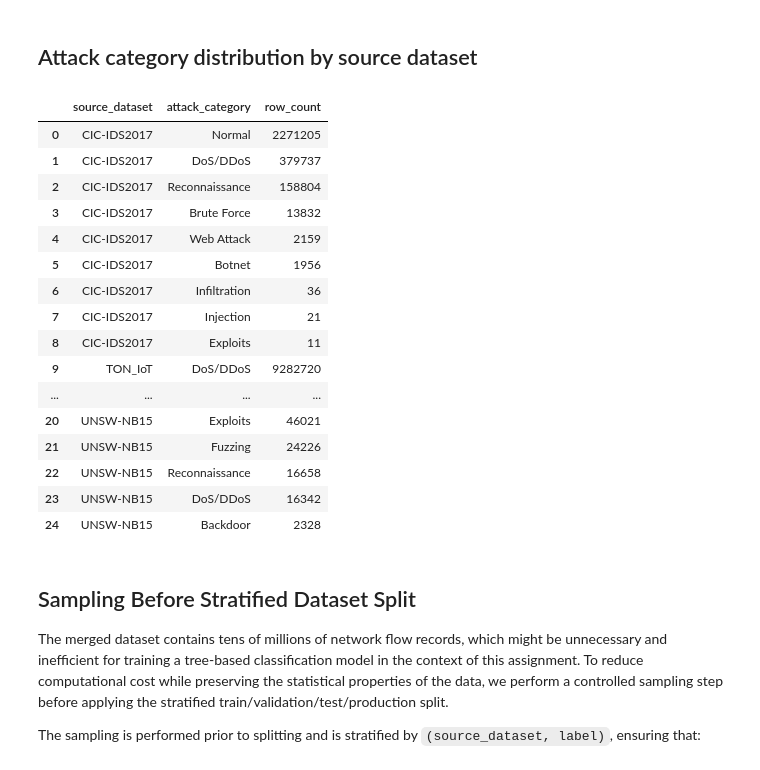
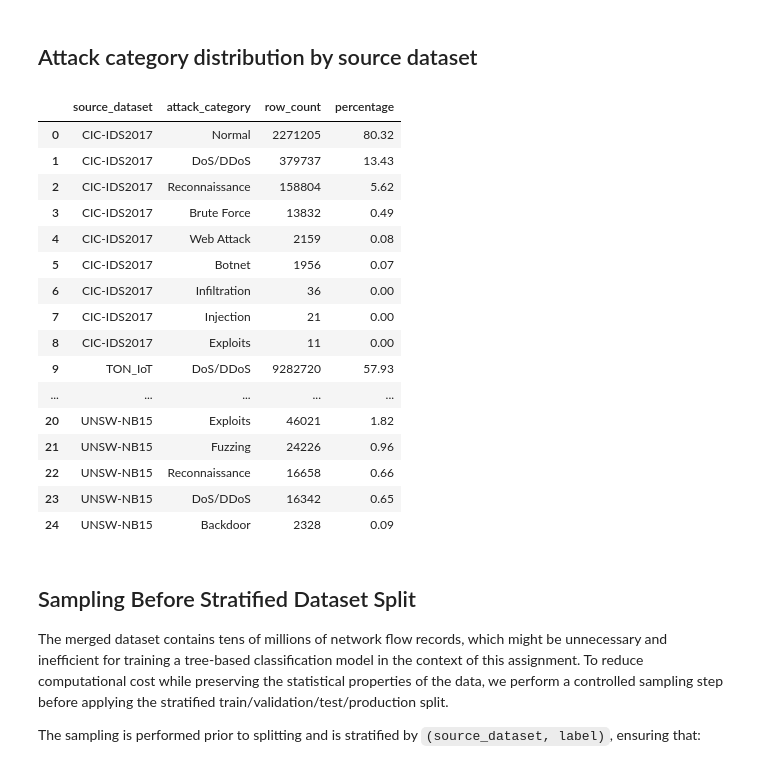
Before and after one commit to amarchini5339/AAI-540-Group5, a Jupyter notebook: 2_feature-eng/4_data_sample_and_split.ipynb, the cells around one changed output. Drawn from its saved outputs; the diff is of its cells as text; code cells hidden in the pictures.

```diff
--- a/2_feature-eng/5_data_sample_and_split.ipynb
+++ b/2_feature-eng/4_data_sample_and_split.ipynb
@@ -155,33 +180,44 @@ label_dist_by_source
 # %%
 attack_cat_by_source = read_sql(f"""
 SELECT
   source_dataset,
-  COALESCE(NULLIF(trim(attack_category), ''), 'UNKNOWN') AS attack_category,
-  COUNT(*) AS row_count
-FROM {database_name}.feature_engineered_cleaned
-GROUP BY source_dataset, 2
+  attack_category,
+  row_count,
+  ROUND(
+      100.0 * row_count
+      / SUM(row_count) OVER (PARTITION BY source_dataset),
+      2
+  ) AS percentage
+FROM (
+    SELECT
+        source_dataset,
+        COALESCE(NULLIF(trim(attack_category), ''), 'UNKNOWN') AS attack_category,
+        COUNT(*) AS row_count
+    FROM {database_name}.feature_engineered_cleaned
+    GROUP BY source_dataset, 2
+) t
 ORDER BY source_dataset, row_count DESC
 """)
 
 attack_cat_by_source
 # %% [output]
-|  | source_dataset | attack_category | row_count |
-| 0 | CIC-IDS2017 | Normal | 2271205 |
-| 1 | CIC-IDS2017 | DoS/DDoS | 379737 |
-| 2 | CIC-IDS2017 | Reconnaissance | 158804 |
-| 3 | CIC-IDS2017 | Brute Force | 13832 |
-| 4 | CIC-IDS2017 | Web Attack | 2159 |
-| 5 | CIC-IDS2017 | Botnet | 1956 |
-| 6 | CIC-IDS2017 | Infiltration | 36 |
-| 7 | CIC-IDS2017 | Injection | 21 |
-| 8 | CIC-IDS2017 | Exploits | 11 |
-| 9 | TON_IoT | DoS/DDoS | 9282720 |
-| ... | ... | ... | ... |
-| 20 | UNSW-NB15 | Exploits | 46021 |
-| 21 | UNSW-NB15 | Fuzzing | 24226 |
-| 22 | UNSW-NB15 | Reconnaissance | 16658 |
-| 23 | UNSW-NB15 | DoS/DDoS | 16342 |
-| 24 | UNSW-NB15 | Backdoor | 2328 |
+|  | source_dataset | attack_category | row_count | percentage |
+| 0 | CIC-IDS2017 | Normal | 2271205 | 80.32 |
+| 1 | CIC-IDS2017 | DoS/DDoS | 379737 | 13.43 |
+| 2 | CIC-IDS2017 | Reconnaissance | 158804 | 5.62 |
+| 3 | CIC-IDS2017 | Brute Force | 13832 | 0.49 |
+| 4 | CIC-IDS2017 | Web Attack | 2159 | 0.08 |
+| 5 | CIC-IDS2017 | Botnet | 1956 | 0.07 |
+| 6 | CIC-IDS2017 | Infiltration | 36 | 0.00 |
+| 7 | CIC-IDS2017 | Injection | 21 | 0.00 |
+| 8 | CIC-IDS2017 | Exploits | 11 | 0.00 |
+| 9 | TON_IoT | DoS/DDoS | 9282720 | 57.93 |
+| ... | ... | ... | ... | ... |
+| 20 | UNSW-NB15 | Exploits | 46021 | 1.82 |
+| 21 | UNSW-NB15 | Fuzzing | 24226 | 0.96 |
+| 22 | UNSW-NB15 | Reconnaissance | 16658 | 0.66 |
+| 23 | UNSW-NB15 | DoS/DDoS | 16342 | 0.65 |
+| 24 | UNSW-NB15 | Backdoor | 2328 | 0.09 |
 # %% [markdown]
 ## Sampling Before Stratified Dataset Split
 
```
Also changed, not shown: parts of 19 cells of this notebook, 6 other files.
